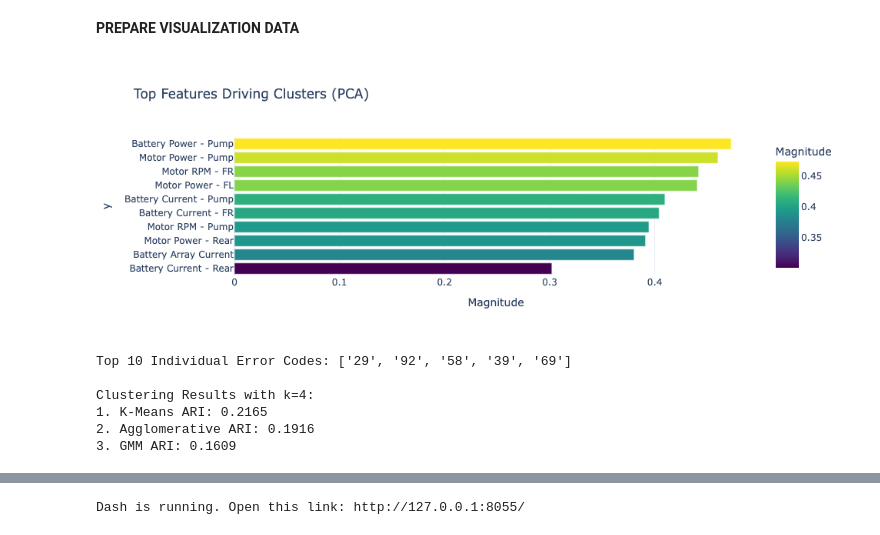
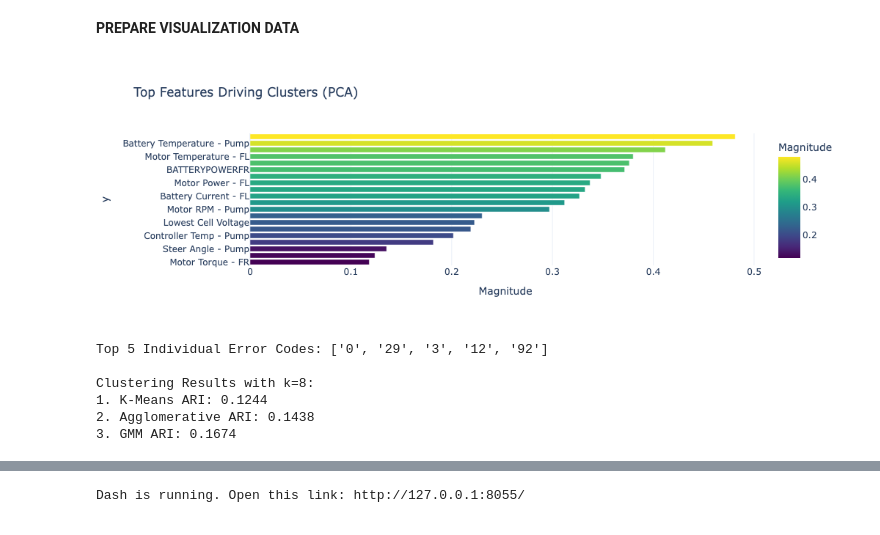
Before and after one commit to benedict8005/Machine-Learning-Repo, a Jupyter notebook: Data Visualisation Assignment.ipynb, the cells around one changed output, grey strips where cells are left out. Cells and saved outputs as stored; diff of their text form; code cells hidden in the pictures.

```diff
--- a/Data Visualisation Assignment.ipynb
+++ b/Data Visualisation Assignment.ipynb
@@ -154,11 +388,11 @@ plt.savefig('elbow_plot_refined.png')
 # %%
 # Unsupervised Learning (Clustering)
-# k=4 was selected based on the Elbow Method (point of diminishing returns).
+# k=8 was selected based on the Elbow Method (point of diminishing returns).
 
-k = 4 # k mean parameter selected based on the elbow curve
+k = 8 # k mean parameter selected based on the elbow curve
 
 # K-Means: Partition data into k clusters by minimizing variance within clusters.
-kmeans_labels = KMeans(n_clusters=k, random_state=42, n_init=10).fit_predict(X_scaled)
+kmeans_labels = KMeans(n_clusters=k, random_state=10, n_init=10).fit_predict(X_scaled)
 ari_kmeans = adjusted_rand_score(y_encoded, kmeans_labels)
 
 # Agglomerative: Hierarchical clustering using Ward's method to minimize variance when merging.
@@ -166,15 +400,15 @@ agglo_labels = AgglomerativeClustering(n_clusters=k, linkage='ward').fit_predict
 ari_agglo = adjusted_rand_score(y_encoded, agglo_labels)
 
 # GMM: Probabilistic model
-gmm_labels = GaussianMixture(n_components=k, random_state=42).fit_predict(X_scaled)
+gmm_labels = GaussianMixture(n_components=k, random_state=10).fit_predict(X_scaled)
 ari_gmm = adjusted_rand_score(y_encoded, gmm_labels)
 
 # Supervised (Random Forest)
 # Split data: 70% for training the model, 30%
-X_train, X_test, y_train, y_test = train_test_split(X_scaled, y_encoded, test_size=0.3, random_state=42)
+X_train, X_test, y_train, y_test = train_test_split(X_scaled, y_encoded, test_size=0.3, random_state=10)
 
 # Random Forest: Ensemble of 100 decision trees.
-rf = RandomForestClassifier(n_estimators=100, random_state=42)
+rf = RandomForestClassifier(n_estimators=100, random_state=10)
 rf.fit(X_train, y_train)
 y_pred = rf.predict(X_test)
 rf_accuracy = accuracy_score(y_test, y_pred)
@@ -201,51 +435,51 @@ df_vis['GMM_Label'] = gmm_labels
 loadings = pd.DataFrame(pca.components_.T, columns=['PC1', 'PC2'], index=X_reduced.columns)
 loadings['Magnitude'] = np.sqrt(loadings['PC1']**2 + loadings['PC2']**2)
 features_to_plot = loadings.nlargest(5, 'Magnitude').index.tolist()
 
 # Add these features to df_vis for the Parallel Coordinates plot
 for col in features_to_plot:
     df_vis[col] = X_reduced[col].values
 
 # Extract feature importance scores from the trained Random Forest model.
 importances = rf.feature_importances_
 # Create a sorted DataFrame to rank features by their predictive power.
 feature_importance_df = pd.DataFrame({'Feature': X_reduced.columns, 'Importance': importances}).sort_values(by='Importance', ascending=False)
 
 # Select the top 5 most critical features for the User Input form in the dashboard.
 top_5_features = feature_importance_df.head(5)['Feature'].tolist()
 
 # Calculate the mean of every feature to use as default values for missing inputs.
 feature_means = X_reduced.mean()
 
-# Create a horizontal bar chart showing the top 10 features driving the PCA spread.
+# Create a horizontal bar chart showing the top 20 features driving the PCA spread.
 fig_pca_imp = px.bar(
-    loadings.nlargest(10, 'Magnitude'),
+    loadings.nlargest(20, 'Magnitude'),
     x='Magnitude',
-    y=loadings.nlargest(10, 'Magnitude').index,
+    y=loadings.nlargest(20, 'Magnitude').index,
     orientation='h',
     title="Top Features Driving Clusters (PCA)",
     template='plotly_white',
     color='Magnitude',
     color_continuous_scale='Viridis'
 )
 # Ensure the most important feature is at the top of the chart.
 fig_pca_imp.update_layout(yaxis={'categoryorder':'total ascending'})
 # %% [output]
-[figure, old version]
+[figure, new version]
 # %%
 # Output Results
-print(f"Top 10 Individual Error Codes: {list(top_5_errors)}")
+print(f"Top 5 Individual Error Codes: {list(top_5_errors)}")
 print(f"\nClustering Results with k={k}:")
 print(f"1. K-Means ARI: {ari_kmeans:.4f}")
 print(f"2. Agglomerative ARI: {ari_agglo:.4f}")
 print(f"3. GMM ARI: {ari_gmm:.4f}")
 # %% [output]
-Top 10 Individual Error Codes: ['29', '92', '58', '39', '69']
+Top 5 Individual Error Codes: ['0', '29', '3', '12', '92']
 
-Clustering Results with k=4:
-1. K-Means ARI: 0.2165
-2. Agglomerative ARI: 0.1916
-3. GMM ARI: 0.1609
+Clustering Results with k=8:
+1. K-Means ARI: 0.1244
+2. Agglomerative ARI: 0.1438
+3. GMM ARI: 0.1674
 # %%
 # Visualizations
 
```
Also changed, not shown: parts of 15 cells of this notebook, 1 other file.
